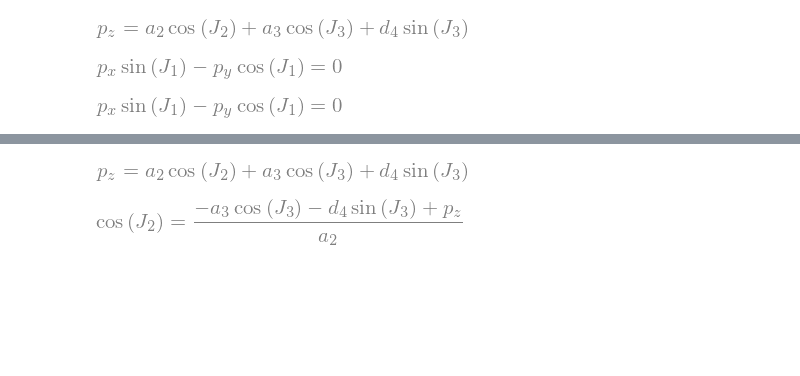
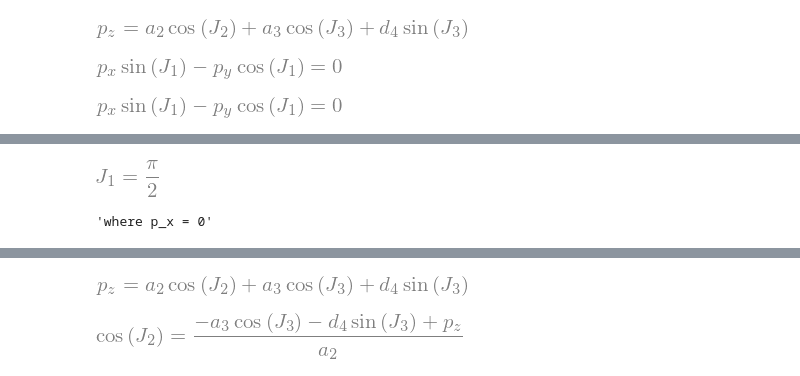
Before and after one commit to maeda-lab/Scaledown, a Jupyter notebook: miyamoto/FK_IK_furukawa.ipynb, the cells around one changed output, grey strips where cells are left out. Saved outputs shown, nothing was run; the diff lists cells and outputs as text; code cells hidden in the pictures; blank space fills up the shorter version.

```diff
--- a/miyamoto/FK_IK_furukawa.ipynb
+++ b/miyamoto/FK_IK_furukawa.ipynb
@@ -277,0 +263,10 @@ $$
+# %%
+# しかし値域(-PI < J1 < PI)より , p_x = 0 なら直ちに
+sol = sym.solve(p_y * C(J_1), J_1)
+
+for i  in range(len(sol)):
+    if -Pi < sol[0] and sol[i] < Pi:
+        display( sym.simplify(sym.Eq(J_1,  sol[i])), 'where p_x = 0')
+# %% [output]
+[figure, added]
+'where p_x = 0'
```
Also changed, not shown: parts of 15 cells of this notebook.
